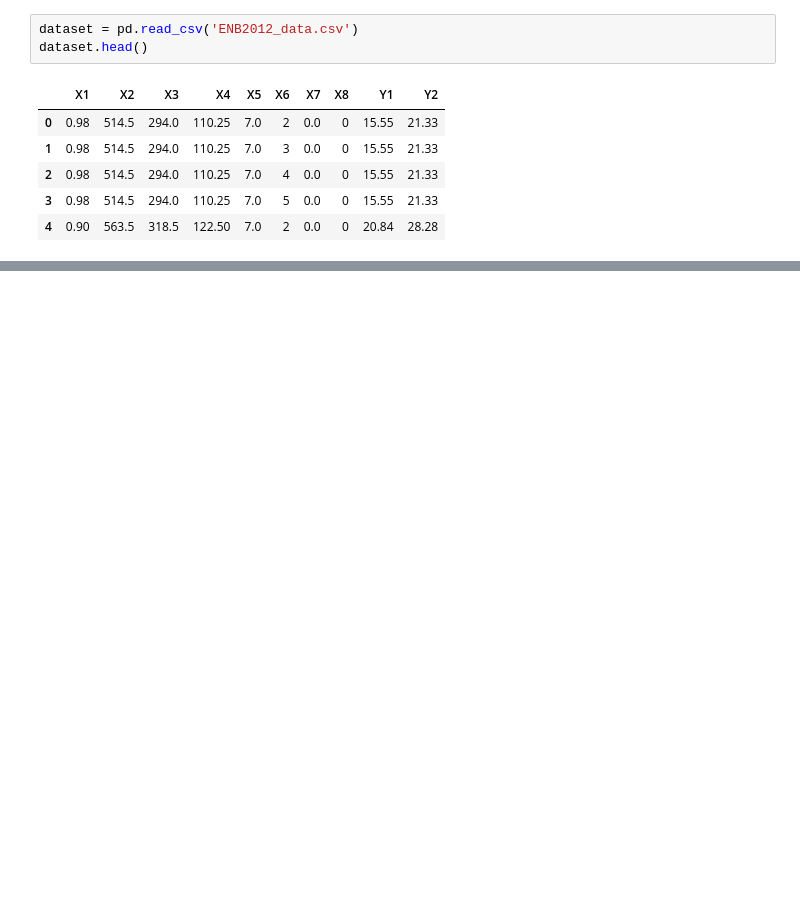
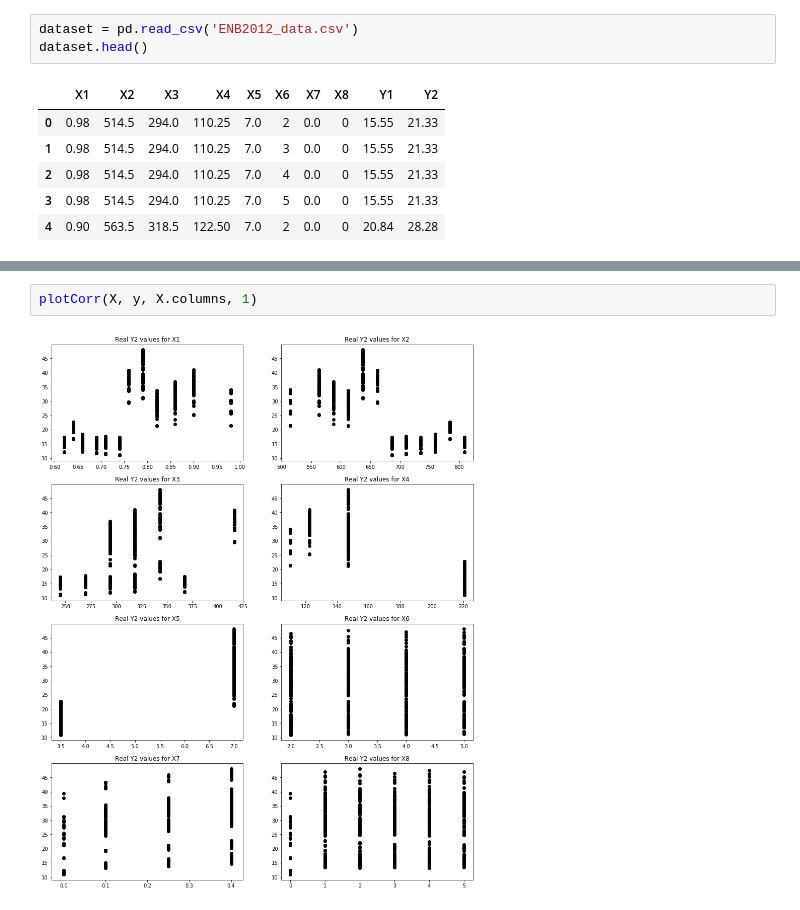
Before and after one commit to SamuelPavlik/CS5014Practical1, a Jupyter notebook: LinearRegression.ipynb, the cells around one changed output, grey strips where cells are left out. Saved outputs shown, nothing was run; the diff lists cells and outputs as text; blank space fills up the shorter version.

```diff
--- a/LinearRegression.ipynb
+++ b/LinearRegression.ipynb
@@ -46,0 +83,4 @@ y.head()
+# %%
+plotCorr(X, y, X.columns, 1)
+# %% [output]
+[figure, added]
```
Also changed, not shown: parts of 26 cells of this notebook.
